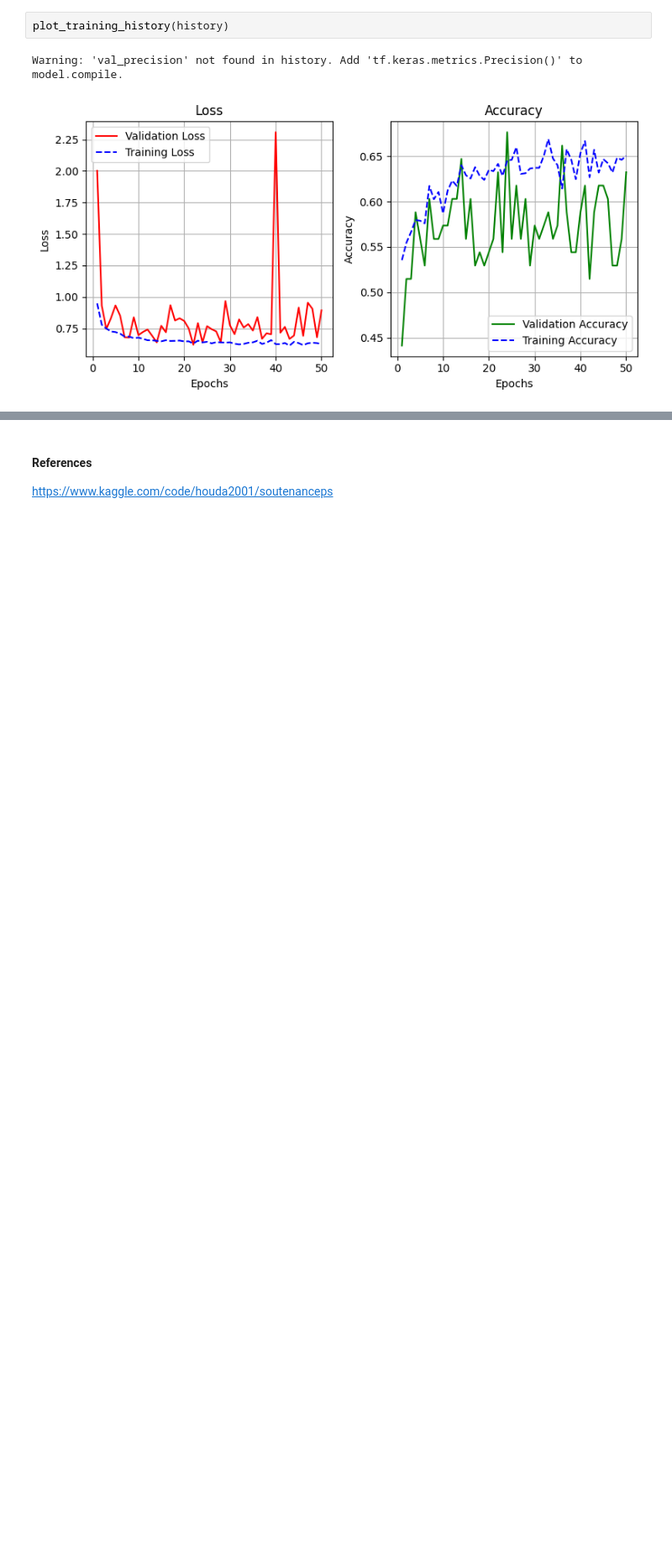
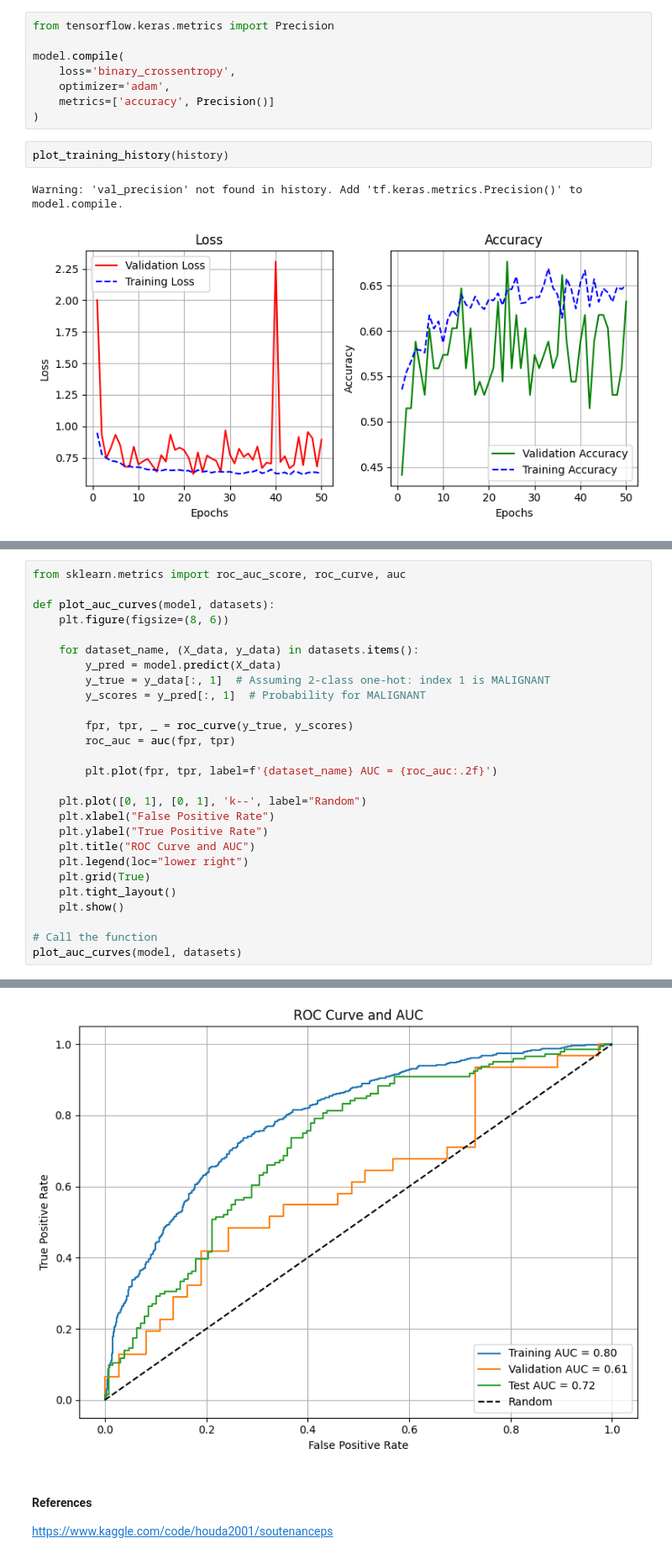
Before and after one commit to kiboiWanjohi/mammo, a Jupyter notebook: breast-cancer-classification-densenet.ipynb, the cells around one changed output, grey strips where cells are left out. Shown at 84% size. Cells and saved outputs as stored; diff of their text form; blank space fills up the shorter version.

```diff
--- a/breast-cancer-classification-densenet.ipynb
+++ b/breast-cancer-classification-densenet.ipynb
@@ -984,6 +984,14 @@ def plot_training_history(history):
 
     plt.tight_layout()
     plt.show()
+# %%
+from tensorflow.keras.metrics import Precision
+
+model.compile(
+    loss='binary_crossentropy',
+    optimizer='adam',
+    metrics=['accuracy', Precision()]
+)
 # %%
 plot_training_history(history)
 # %% [output]
@@ -991,0 +1028,28 @@ Warning: 'val_precision' not found in history. Add 'tf.keras.metrics.Precision()
+# %%
+from sklearn.metrics import roc_auc_score, roc_curve, auc
+
+def plot_auc_curves(model, datasets):
+    plt.figure(figsize=(8, 6))
+
+    for dataset_name, (X_data, y_data) in datasets.items():
+        y_pred = model.predict(X_data)
+        y_true = y_data[:, 1]  # Assuming 2-class one-hot: index 1 is MALIGNANT
+        y_scores = y_pred[:, 1]  # Probability for MALIGNANT
+
+        fpr, tpr, _ = roc_curve(y_true, y_scores)
+        roc_auc = auc(fpr, tpr)
+
+        plt.plot(fpr, tpr, label=f'{dataset_name} AUC = {roc_auc:.2f}')
+
+    plt.plot([0, 1], [0, 1], 'k--', label="Random")
+    plt.xlabel("False Positive Rate")
+    plt.ylabel("True Positive Rate")
+    plt.title("ROC Curve and AUC")
+    plt.legend(loc="lower right")
+    plt.grid(True)
+    plt.tight_layout()
+    plt.show()
+
+# Call the function
+plot_auc_curves(model, datasets)
+# %% [output]
@@ -992,3 +1059,4 @@ Warning: 'val_precision' not found in history. Add 'tf.keras.metrics.Precision()
+[figure, added]
 # %% [markdown]
 #### References
 
```
Also changed, not shown: parts of 2 cells of this notebook.
